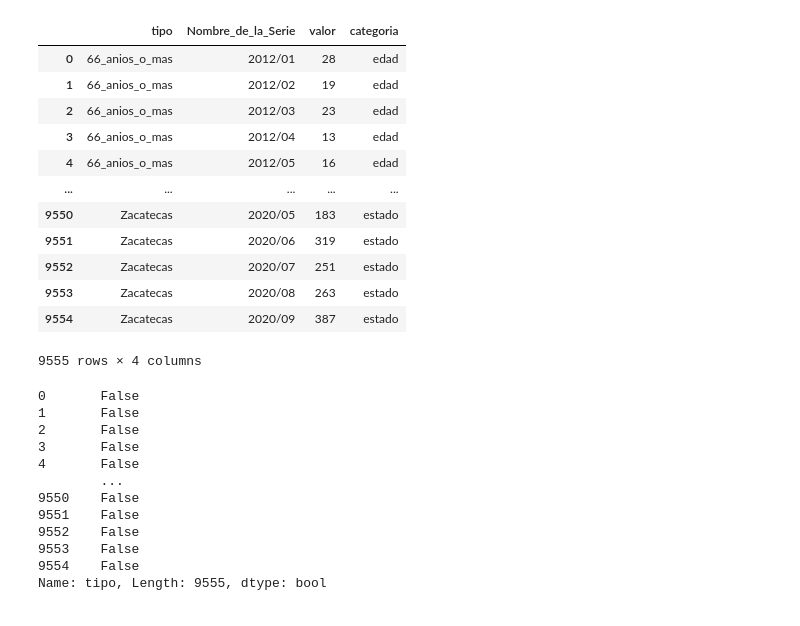
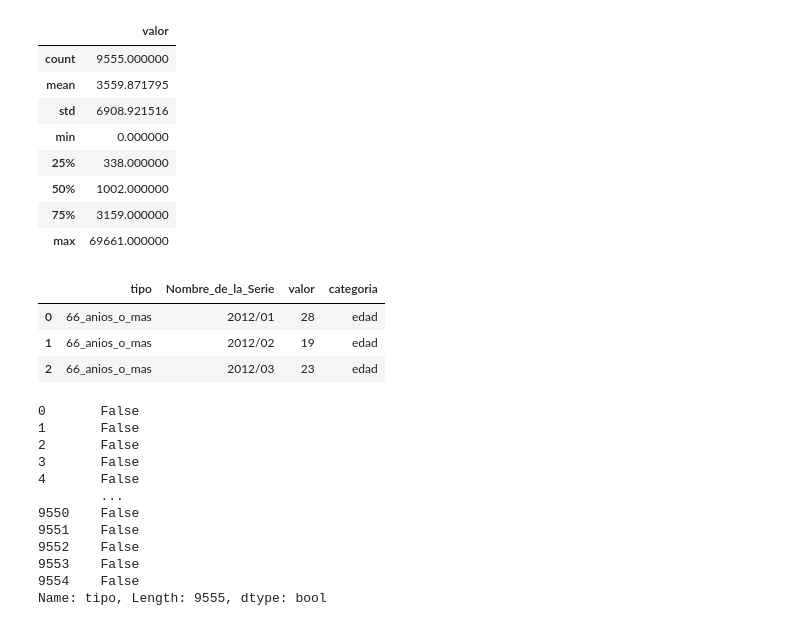
Before and after one commit to William2206/BEDU_Prototype_Data_Analysis, a Jupyter notebook: analisis_datos.ipynb, the cells around one changed output. Cells and saved outputs as stored; diff of their text form; code cells hidden in the pictures.

```diff
--- a/analisis_datos.ipynb
+++ b/analisis_datos.ipynb
@@ -5,21 +5,24 @@ import pandas as pd
 # %%
 df = pd.read_csv('../Prototype/datos/R_otor_credito_numero_creditos_formalizados.csv')
 # %%
-df
+df.describe()
 # %% [output]
-|  | tipo | Nombre_de_la_Serie | valor | categoria |
-| 0 | 66_anios_o_mas | 2012/01 | 28 | edad |
-| 1 | 66_anios_o_mas | 2012/02 | 19 | edad |
-| 2 | 66_anios_o_mas | 2012/03 | 23 | edad |
-| 3 | 66_anios_o_mas | 2012/04 | 13 | edad |
-| 4 | 66_anios_o_mas | 2012/05 | 16 | edad |
-| ... | ... | ... | ... | ... |
-| 9550 | Zacatecas | 2020/05 | 183 | estado |
-| 9551 | Zacatecas | 2020/06 | 319 | estado |
-| 9552 | Zacatecas | 2020/07 | 251 | estado |
-| 9553 | Zacatecas | 2020/08 | 263 | estado |
-| 9554 | Zacatecas | 2020/09 | 387 | estado |
+|  | valor |
+| count | 9555.000000 |
+| mean | 3559.871795 |
+| std | 6908.921516 |
+| min | 0.000000 |
+| 25% | 338.000000 |
+| 50% | 1002.000000 |
+| 75% | 3159.000000 |
+| max | 69661.000000 |
-9555 rows × 4 columns
+# %%
+df.head(3)
+# %% [output]
+|  | tipo | Nombre_de_la_Serie | valor | categoria |
+| 0 | 66_anios_o_mas | 2012/01 | 28 | edad |
+| 1 | 66_anios_o_mas | 2012/02 | 19 | edad |
+| 2 | 66_anios_o_mas | 2012/03 | 23 | edad |
 # %%
 df["tipo"] == 'Total_nacional'
 # %% [output]
```
Also changed, not shown: parts of 24 cells of this notebook.
